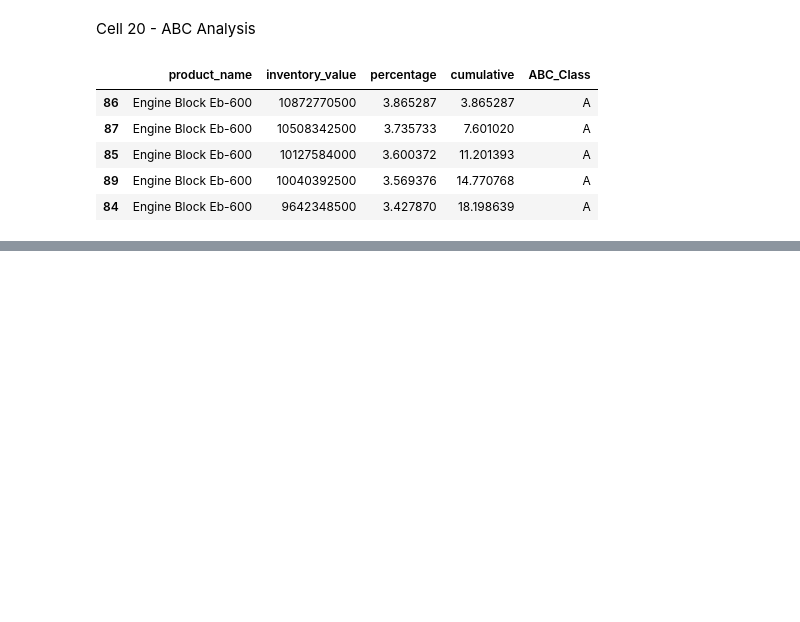
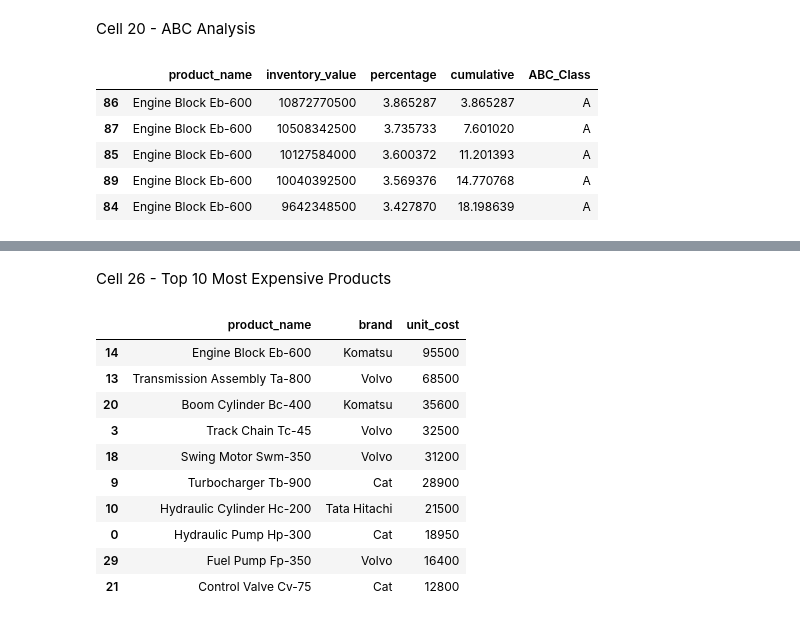
Before and after one commit to Riya-1923/Heavy-Supplier-Warehouse-Analytics, a Jupyter notebook: notebooks/Week3_Product_Inventory_Analysis.ipynb, the cells around one changed output, grey strips where cells are left out. Saved outputs shown, nothing was run; the diff lists cells and outputs as text; code cells hidden in the pictures; blank space fills up the shorter version.

```diff
--- a/notebooks/Week3_Product_Inventory_Analysis.ipynb
+++ b/notebooks/Week3_Product_Inventory_Analysis.ipynb
@@ -407,0 +488,23 @@ abc.head()
+# %% [markdown]
+Cell 26 - Top 10 Most Expensive Products
+# %%
+products.sort_values(
+    by="unit_cost",
+    ascending=False
+)[[
+    "product_name",
+    "brand",
+    "unit_cost"
+]].head(10)
+# %% [output]
+|  | product_name | brand | unit_cost |
+| 14 | Engine Block Eb-600 | Komatsu | 95500 |
+| 13 | Transmission Assembly Ta-800 | Volvo | 68500 |
+| 20 | Boom Cylinder Bc-400 | Komatsu | 35600 |
+| 3 | Track Chain Tc-45 | Volvo | 32500 |
+| 18 | Swing Motor Swm-350 | Volvo | 31200 |
+| 9 | Turbocharger Tb-900 | Cat | 28900 |
+| 10 | Hydraulic Cylinder Hc-200 | Tata Hitachi | 21500 |
+| 0 | Hydraulic Pump Hp-300 | Cat | 18950 |
+| 29 | Fuel Pump Fp-350 | Volvo | 16400 |
+| 21 | Control Valve Cv-75 | Cat | 12800 |
```
Also changed, not shown: parts of 18 cells of this notebook.
